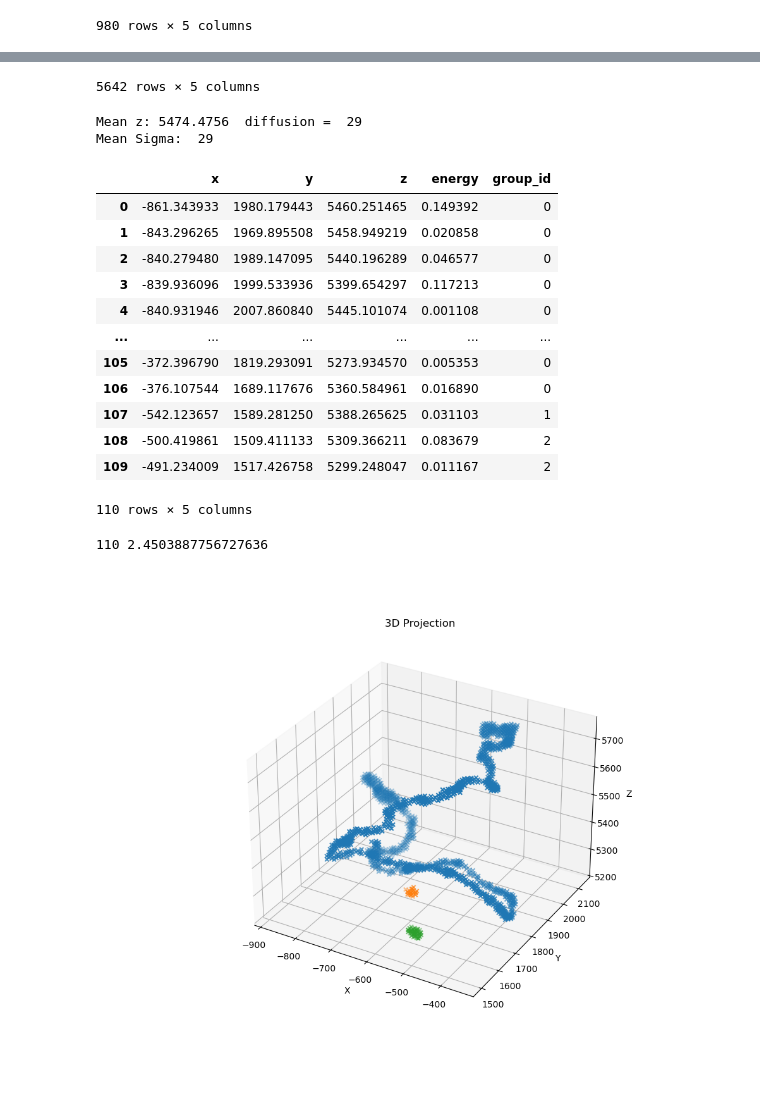
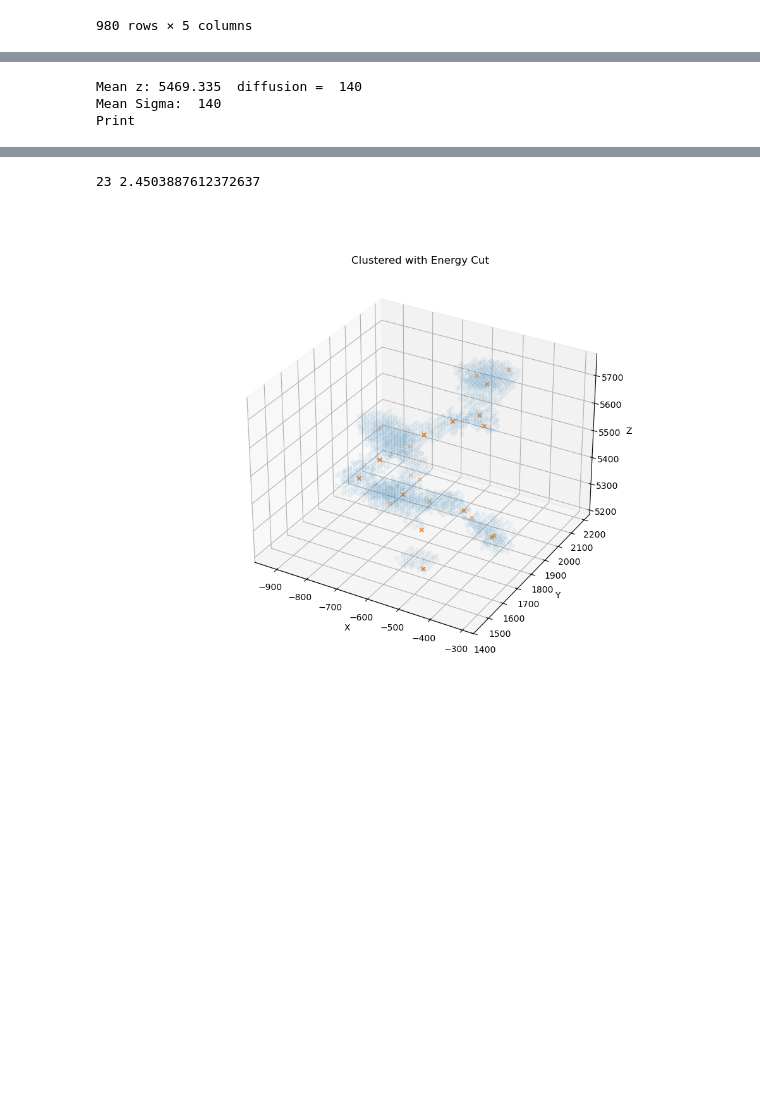
Before and after one commit to kvjmistry/ATPC, a Jupyter notebook: notebooks/Clustering.ipynb, the cells around one changed output, grey strips where cells are left out. Drawn from its saved outputs; the diff is of its cells as text; code cells hidden in the pictures; blank space fills up the shorter version.

```diff
--- a/notebooks/Clustering.ipynb
+++ b/notebooks/Clustering.ipynb
@@ -15,7 +15,7 @@ from TrackReconstruction_functions import *
 pd.options.mode.chained_assignment = None  # Disable the warning
 
 pressure=1
-diffusion="5.0percent"
+diffusion="0.05percent"
 # diffusion="0.0percent"
 # file_id = "1"
 # file_id = "2954"
@@ -196,6 +200,6 @@ display(data)
 # %%
 
-display(data)
+# display(data)
 
 print("Mean z:", data.z.mean(), " diffusion = ", mean_sigma)
 print("Mean Sigma: ", mean_sigma)
@@ -204,15 +208,10 @@ print("Mean Sigma: ", mean_sigma)
 # Apply grouping
 data_copy = data.copy()
 
-mean_sigma_group = round(group_sf*Diff_smear*np.sqrt(0.1*data.z.mean()))
-df_merged = GroupHits(data_copy, mean_sigma_group)
+df_merged = CutandRedistibuteEnergy(data_copy, energy_threshold)
 
-if (len(df_merged.group_id.unique()) > 10):
-    print("Running grouping again new mean sigma is:", mean_sigma_group*5)
-    df_merged = GroupHits(data_copy, mean_sigma_group*5)
-
-df_merged = CutandRedistibuteEnergy(df_merged, energy_threshold)
-
+mean_sigma_group = group_sf*Diff_smear*np.sqrt(0.1*data.z.mean())
+df_merged = GroupHits(df_merged, mean_sigma_group)
 
 # Apply clustering
 node_centers_df = []
@@ -224,6 +223,7 @@ for gid in sorted(df_merged.group_id.unique()):
 
 node_centers_df = pd.concat(node_centers_df, ignore_index=True)
 
+print("Print")
 display(node_centers_df)
 print(len(node_centers_df), node_centers_df.energy.sum())
 
@@ -232,17 +232,26 @@ print(len(node_centers_df), node_centers_df.energy.sum())
 fig = plt.figure(figsize=(10, 8))
 ax = fig.add_subplot(111, projection='3d')
 
-for gid in sorted(df_merged.group_id.unique()):
-    # ax.scatter(data['x'], data['y'], data['z'], marker='o',alpha=0.01)
+# Unclustered
+# for gid in sorted(df_merged.group_id.unique()):
+#     # ax.scatter(data['x'], data['y'], data['z'], marker='o',alpha=0.01)
+#     # ax.scatter(data_true['x'], data_true['y'], data_true['z'], marker='o')
+#     temp_df = df_merged[df_merged.group_id == gid]
+#     ax.scatter(temp_df['x'], temp_df['y'], temp_df['z'], marker='x')
+
+# Clustered
+for gid in sorted(node_centers_df.group_id.unique()):
+    ax.scatter(df_merged['x'], df_merged['y'], df_merged['z'], marker='o',alpha=0.05)
     # ax.scatter(data_true['x'], data_true['y'], data_true['z'], marker='o')
-    temp_df = df_merged[df_merged.group_id == gid]
+    temp_df = node_centers_df[node_centers_df.group_id == gid]
     ax.scatter(temp_df['x'], temp_df['y'], temp_df['z'], marker='x')
-
-
 
 ax.set_xlabel('X')
 ax.set_ylabel('Y')
 ax.set_zlabel('Z')
-ax.set_title('3D Projection')
+ax.set_title('Clustered with Energy Cut')
 plt.show()
 # %% [output]
+Mean z: 5469.335  diffusion =  140
+Mean Sigma:  140
+Print
@@ -261,21 +275,5 @@ plt.show()
-5642 rows × 5 columns
-Mean z: 5474.4756  diffusion =  29
-Mean Sigma:  29
+23 2.4503887612372637
-|  | x | y | z | energy | group_id |
-| 0 | -861.343933 | 1980.179443 | 5460.251465 | 0.149392 | 0 |
-| 1 | -843.296265 | 1969.895508 | 5458.949219 | 0.020858 | 0 |
-| 2 | -840.279480 | 1989.147095 | 5440.196289 | 0.046577 | 0 |
-| 3 | -839.936096 | 1999.533936 | 5399.654297 | 0.117213 | 0 |
-| 4 | -840.931946 | 2007.860840 | 5445.101074 | 0.001108 | 0 |
-| ... | ... | ... | ... | ... | ... |
-| 105 | -372.396790 | 1819.293091 | 5273.934570 | 0.005353 | 0 |
-| 106 | -376.107544 | 1689.117676 | 5360.584961 | 0.016890 | 0 |
-| 107 | -542.123657 | 1589.281250 | 5388.265625 | 0.031103 | 1 |
-| 108 | -500.419861 | 1509.411133 | 5309.366211 | 0.083679 | 2 |
-| 109 | -491.234009 | 1517.426758 | 5299.248047 | 0.011167 | 2 |
-110 rows × 5 columns
-110 2.4503887756727636
-[figure, old version]
+[figure, new version]
 # %%
 
 
```
Also changed, not shown: parts of 12 cells of this notebook, 3 other files.
